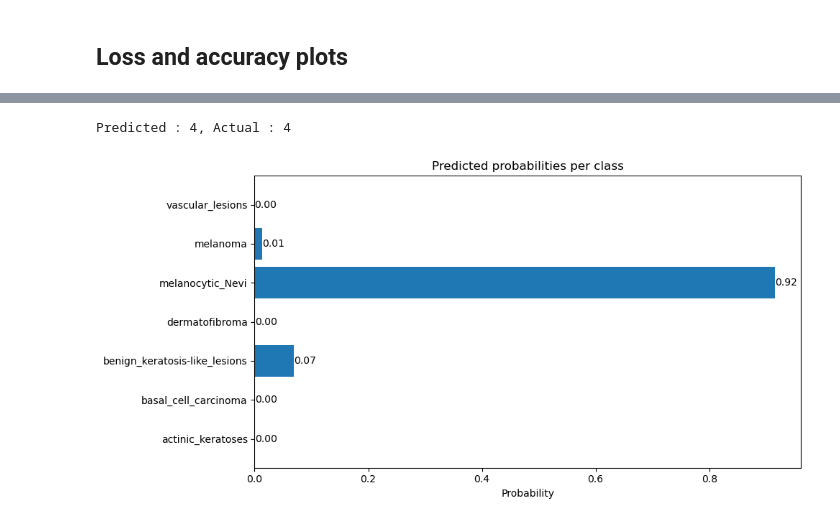
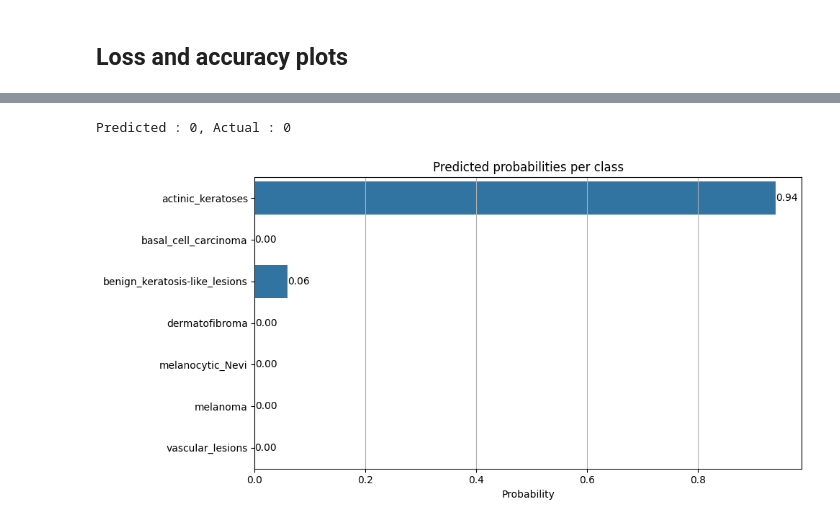
Before and after one commit to irrif/Computer_vision_skin_cancer_classification, a Jupyter notebook: skin_cancer.ipynb, the cells around one changed output, grey strips where cells are left out. Drawn from its saved outputs; the diff is of its cells as text; code cells hidden in the pictures.

```diff
--- a/skin_cancer.ipynb
+++ b/skin_cancer.ipynb
@@ -250,27 +269,33 @@ Predict on a random chosen image from the test dataset and see the predictions w
-# %%
-idx = np.random.choice(len(test_dataloader.dataset))
-example = test_dataloader.dataset[idx]['image'].unsqueeze(0).to(device)
-example_label = test_dataloader.dataset[idx]['label'].unsqueeze(0).to(device)
-
-with torch.no_grad():
-    output = model(example)
-    print(f"Predicted : {output.argmax(1).item()}, Actual : {example_label.item()}")
-
-probs = nn.functional.softmax(output[0], dim=0).tolist()
-
-fig, ax_h = plt.subplots(figsize=(10, 5))
-
-bars = ax_h.barh(list(label_mapping.values()), probs)
-
-for bar in bars:
-    width = bar.get_width()
-    ax_h.text(width, bar.get_y() + bar.get_height() / 2,
-            f"{width:.2f}", va="center")
-
-ax_h.set_title("Predicted probabilities per class")
-ax_h.set_xlabel("Probability")
-plt.tight_layout()
-plt.show()
-# %% [output]
-Predicted : 4, Actual : 4
-[figure, removed]
+# %%
+# Pick an example from the dataset
+idx = np.random.choice(len(test_dataloader.dataset))
+example = test_dataloader.dataset[idx]['image'].unsqueeze(0).to(device)
+example_label = test_dataloader.dataset[idx]['label'].unsqueeze(0).to(device)
+
+with torch.no_grad():
+    output = model(example)
+    print(f"Predicted : {output.argmax(1).item()}, Actual : {example_label.item()}")
+
+probs = nn.functional.softmax(output[0], dim=0).tolist()
+
+df = pd.DataFrame({
+    'Class': list(label_mapping.values()),
+    'Probability': probs
+})
+
+fig, ax = plt.subplots(figsize=(10, 5))
+sns.barplot(data=df, y='Class', x='Probability', ax=ax)
+
+# Add text labels
+for i in range(len(df)):
+    ax.text(df['Probability'][i], i, f"{df['Probability'][i]:.2f}", va='center')
+
+ax.set_title("Predicted probabilities per class")
+ax.set_xlabel("Probability")
+ax.set_ylabel("")
+plt.grid(visible=True, axis='x')
+plt.tight_layout()
+plt.show()
+# %% [output]
+Predicted : 0, Actual : 0
+[figure, added]
```
Also changed, not shown: parts of 9 cells of this notebook, 1 other file.
